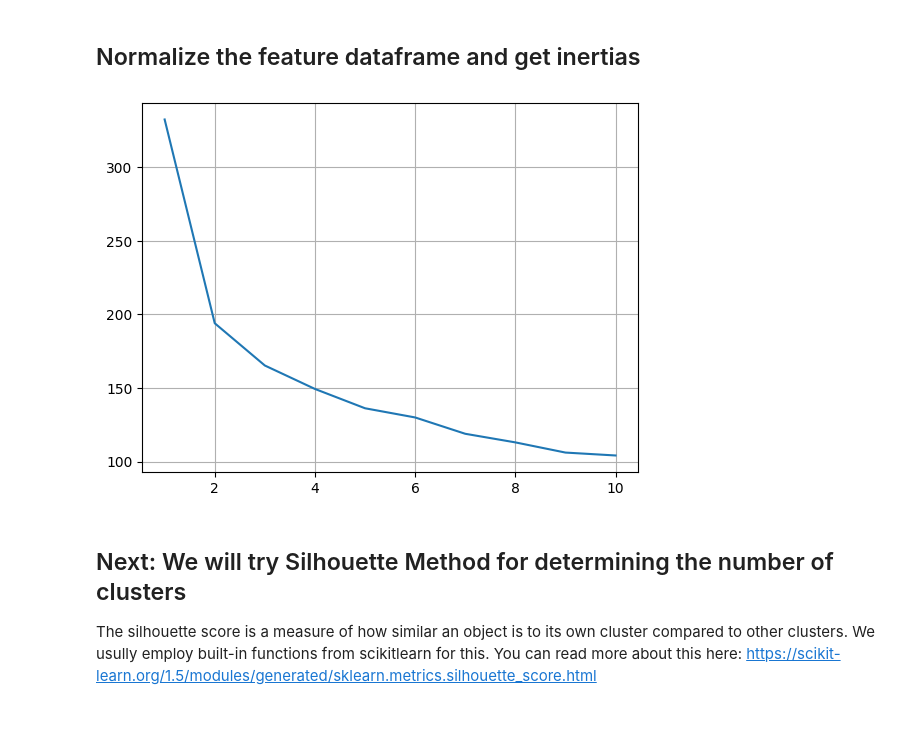
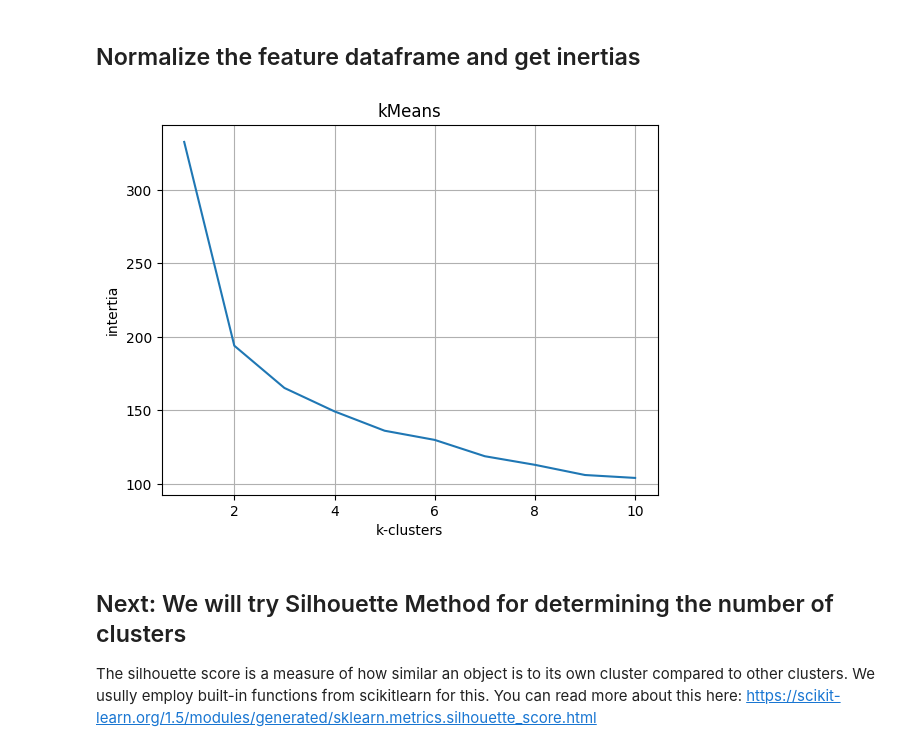
Before and after one commit to Victor-L-Almgren/Labs-and-exersizes, a Jupyter notebook: 7. Principles and Techniques for Data Science/Labs/LAB05/Lab5-clustering.ipynb, the cells around one changed output. Saved outputs shown, nothing was run; the diff lists cells and outputs as text; code cells hidden in the pictures; blank space fills up the shorter version.

```diff
--- a/7. Principles and Techniques for Data Science/Labs/LAB05/Lab5-clustering.ipynb
+++ b/7. Principles and Techniques for Data Science/Labs/LAB05/Lab5-clustering.ipynb
@@ -124,10 +124,13 @@ def elbow_method(df, max_cluster):
 inertias = elbow_method(df_pca,10)
 # %%
 plt.plot(np.arange(len(inertias))+1, inertias)
+plt.xlabel('k-clusters')
+plt.ylabel('intertia')
+plt.title('kMeans')
 plt.grid()
 plt.show()
 # %% [output]
-[figure, old version]
+[figure, new version]
 # %% [markdown]
 
 ## Next: We will try Silhouette Method for determining the number of clusters
```
Also changed, not shown: parts of 19 cells of this notebook, 2 other files.
